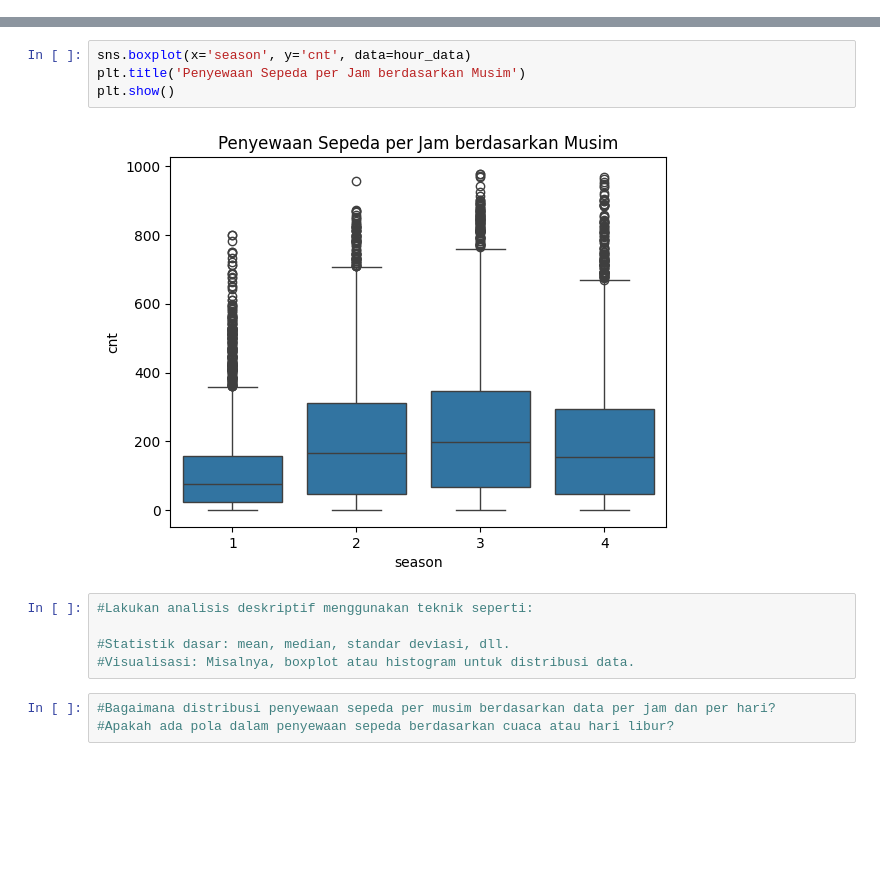
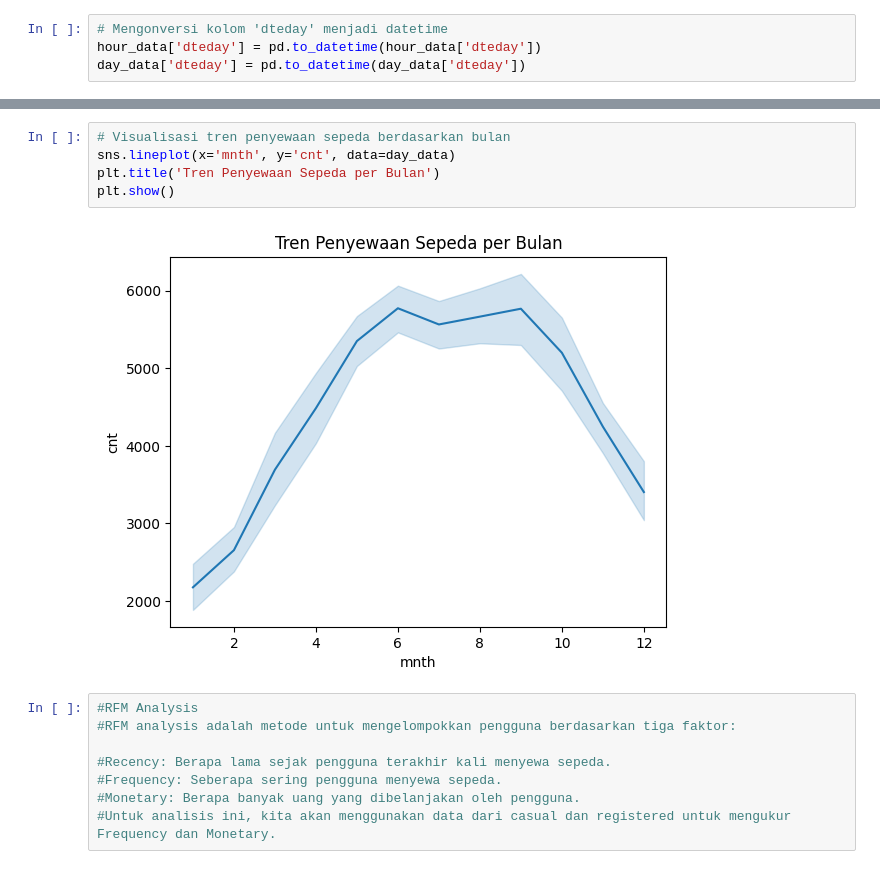
Before and after one commit to wawanharianto/bike-sharing-dashboard, a Jupyter notebook: notebook.ipynb, the cells around one changed output, grey strips where cells are left out. Saved outputs shown, nothing was run; the diff lists cells and outputs as text; blank space fills up the shorter version.

```diff
--- a/notebook.ipynb
+++ b/notebook.ipynb
@@ -20,0 +66,4 @@ day_data.head()
+# %%
+# Mengonversi kolom 'dteday' menjadi datetime
+hour_data['dteday'] = pd.to_datetime(hour_data['dteday'])
+day_data['dteday'] = pd.to_datetime(day_data['dteday'])
@@ -21,14 +95,15 @@ day_data.head()
 # %%
-sns.boxplot(x='season', y='cnt', data=hour_data)
-plt.title('Penyewaan Sepeda per Jam berdasarkan Musim')
+# Visualisasi tren penyewaan sepeda berdasarkan bulan
+sns.lineplot(x='mnth', y='cnt', data=day_data)
+plt.title('Tren Penyewaan Sepeda per Bulan')
 plt.show()
 # %% [output]
-[figure, old version]
+[figure, new version]
-# %%
-#Lakukan analisis deskriptif menggunakan teknik seperti:
-
-#Statistik dasar: mean, median, standar deviasi, dll.
-#Visualisasi: Misalnya, boxplot atau histogram untuk distribusi data.
-# %%
-#Bagaimana distribusi penyewaan sepeda per musim berdasarkan data per jam dan per hari?
-#Apakah ada pola dalam penyewaan sepeda berdasarkan cuaca atau hari libur?
+# %%
+#RFM Analysis
+#RFM analysis adalah metode untuk mengelompokkan pengguna berdasarkan tiga faktor:
+
+#Recency: Berapa lama sejak pengguna terakhir kali menyewa sepeda.
+#Frequency: Seberapa sering pengguna menyewa sepeda.
+#Monetary: Berapa banyak uang yang dibelanjakan oleh pengguna.
+#Untuk analisis ini, kita akan menggunakan data dari casual dan registered untuk mengukur Frequency dan Monetary.
```
Also changed, not shown: parts of 17 cells of this notebook, 3 other files.
